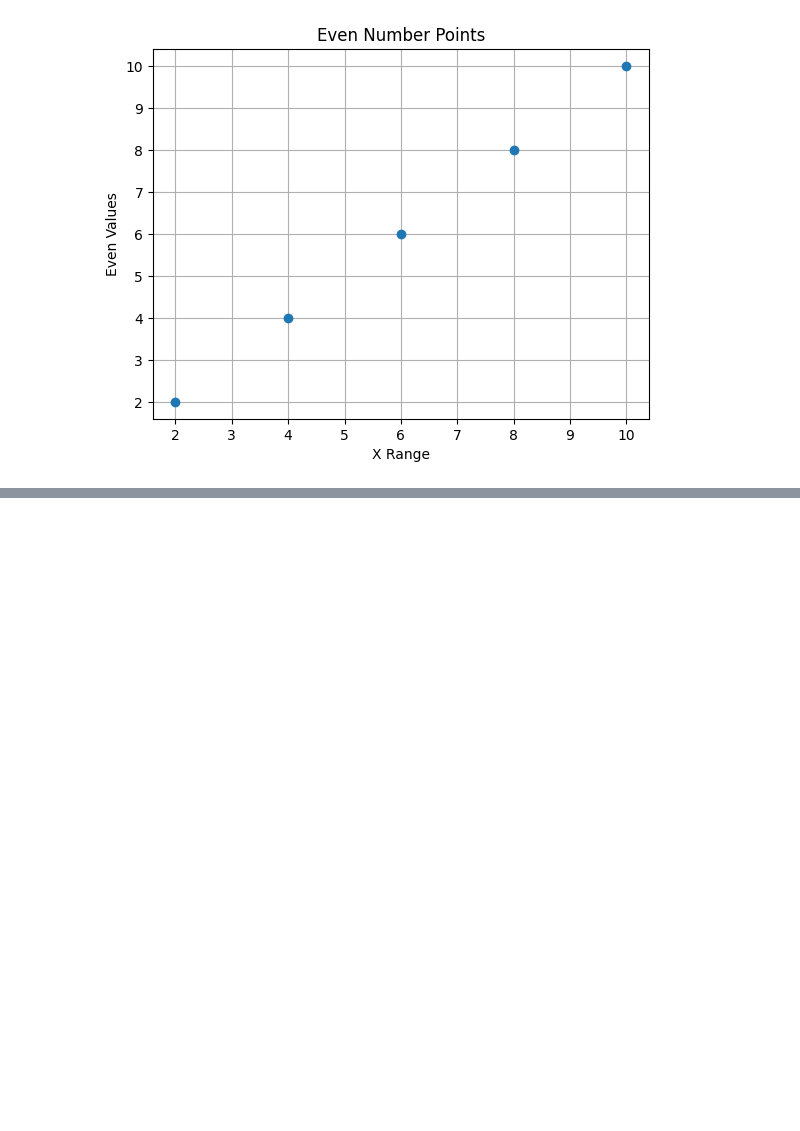
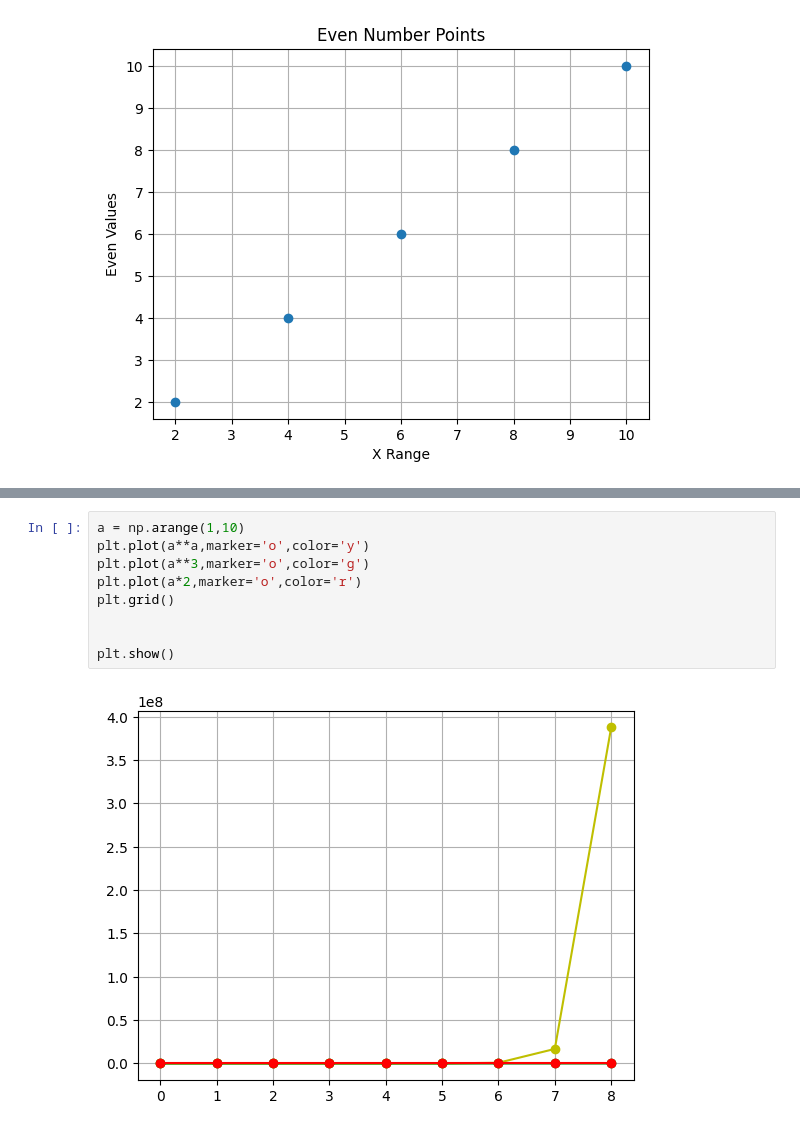
Before and after one commit to prasantapy/interview_questions, a Jupyter notebook: NumpywithPandas.ipynb, the cells around one changed output, grey strips where cells are left out. Drawn from its saved outputs; the diff is of its cells as text; blank space fills up the shorter version.

```diff
--- a/NumpywithPandas.ipynb
+++ b/NumpywithPandas.ipynb
@@ -594,0 +823,11 @@ print(sq)
+# %%
+a = np.arange(1,10)
+plt.plot(a**a,marker='o',color='y')
+plt.plot(a**3,marker='o',color='g')
+plt.plot(a*2,marker='o',color='r')
+plt.grid()
+
+
+plt.show()
+# %% [output]
+[figure, added]
```
Also changed, not shown: parts of 55 cells of this notebook.
